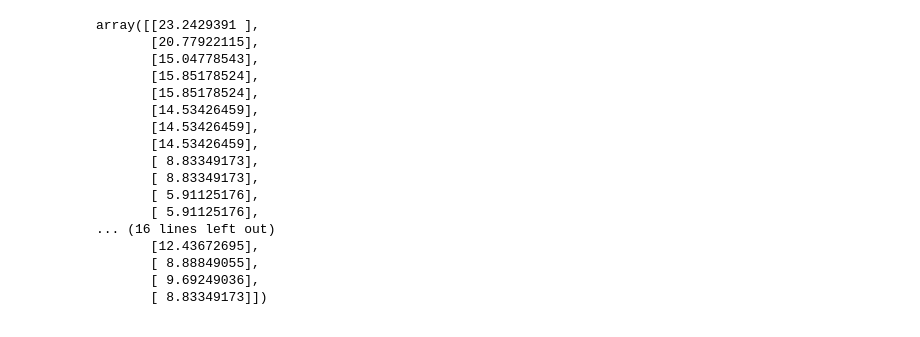
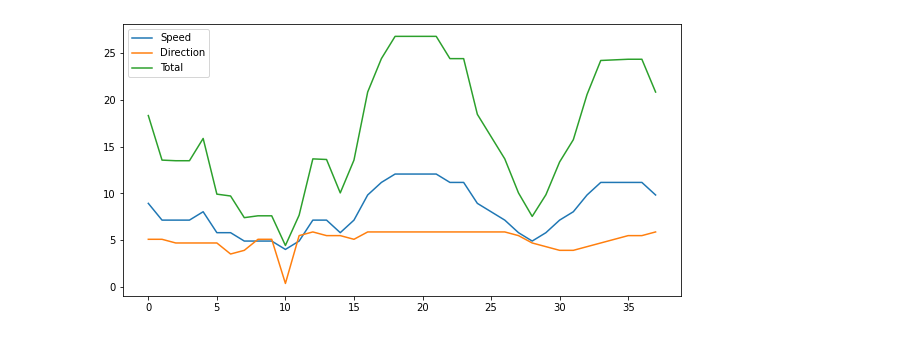
Before and after one commit to asgerhaug/Data-Science-tutorial-VS-Code-Titanic, a Jupyter notebook: wind_forecasting_final.ipynb, the cells around one changed output. Cells and saved outputs as stored; diff of their text form; code cells hidden in the pictures.

```diff
--- a/wind_forecasting_final.ipynb
+++ b/wind_forecasting_final.ipynb
@@ -232,6 +235,24 @@ forecasts  = client.query(
     "SELECT * FROM MetForecasts where time > now()"
     ) # Query written in InfluxQL
 for_df = get_df(forecasts)
+for_df.replace({
+    "N":math.radians(0),
+    "NNE":math.radians(22.5),
+    "NE":math.radians(45),
+    "ENE":math.radians(67.5),
+    "E":math.radians(90),
+    "ESE":math.radians(111.5),
+    "SE":math.radians(135),
+    "SSE":math.radians(157.5),
+    "S":math.radians(180),
+    "SSW":math.radians(202.5),
+    "SW":math.radians(225),
+    "WSW":math.radians(247.5),
+    "W":math.radians(270),
+    "WNW":math.radians(292.5),
+    "NW":math.radians(315),
+    "NNW":math.radians(337.5)},
+    inplace=True)
 
 # Limit to only the newest source time
 newest_source_time = for_df["Source_time"].max()
@@ -263,20 +282,16 @@ y=my_pipeline.predict(newest_forecasts)
-# %%
-y
-# %% [output]
-array([[23.2429391 ],
-       [20.77922115],
-       [15.04778543],
-       [15.85178524],
-       [15.85178524],
-       [14.53426459],
-       [14.53426459],
-       [14.53426459],
-       [ 8.83349173],
-       [ 8.83349173],
-       [ 5.91125176],
-       [ 5.91125176],
-... (16 lines left out)
-       [12.43672695],
-       [ 8.88849055],
-       [ 9.69249036],
-       [ 8.83349173]])
+# %%
+import numpy as np
+import pandas as pd
+
+Forecast_new=my_pipeline.predict(newest_forecasts)
+
+# Creating pandas dataframe from ForeCast_new nd array
+Forecast_new = pd.DataFrame({'Total': Forecast_new[:, 0]})
+newest_forecasts = newest_forecasts.reset_index(drop=True)
+
+Forecast_new = pd.concat([Forecast_new, newest_forecasts], axis=1, join='outer')
+Forecast_new = Forecast_new[["Speed","Direction", "Total"]]
+Forecast_new.plot()
+plt.show()
+# %% [output]
+[figure, added]
```
Also changed, not shown: parts of 12 cells of this notebook, 3 other files.
